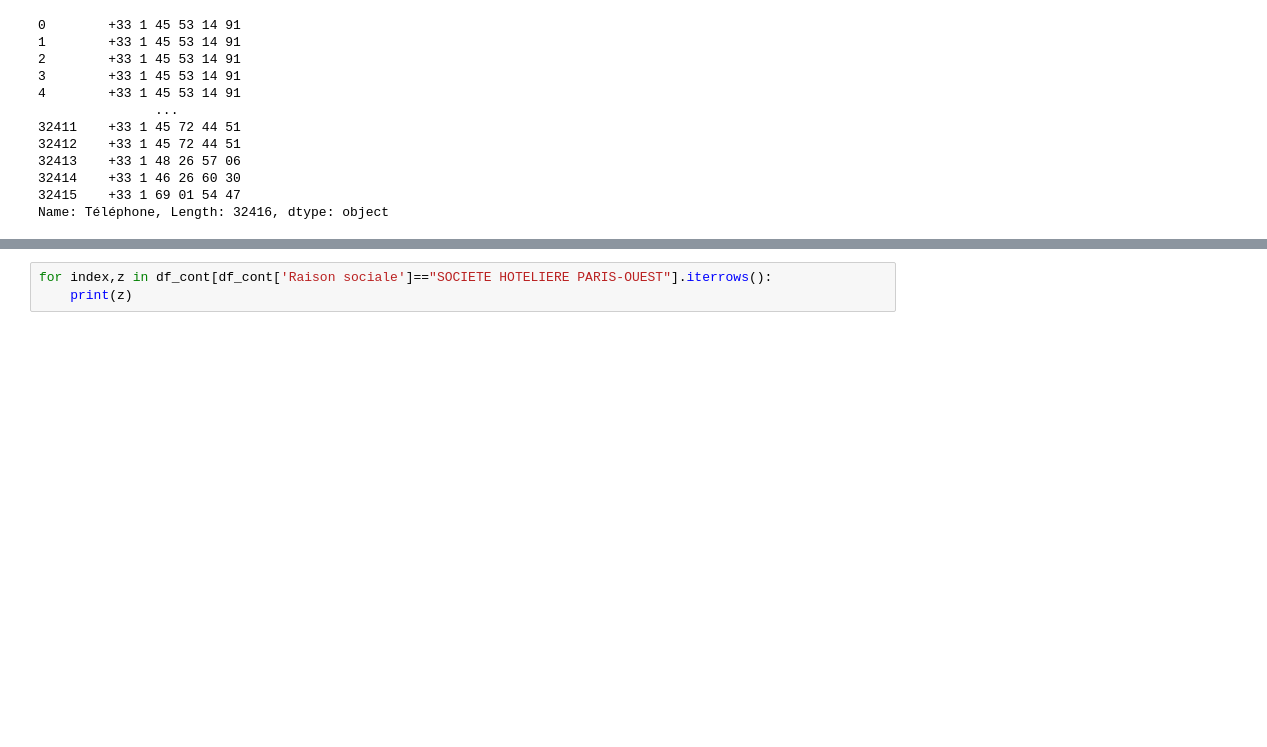
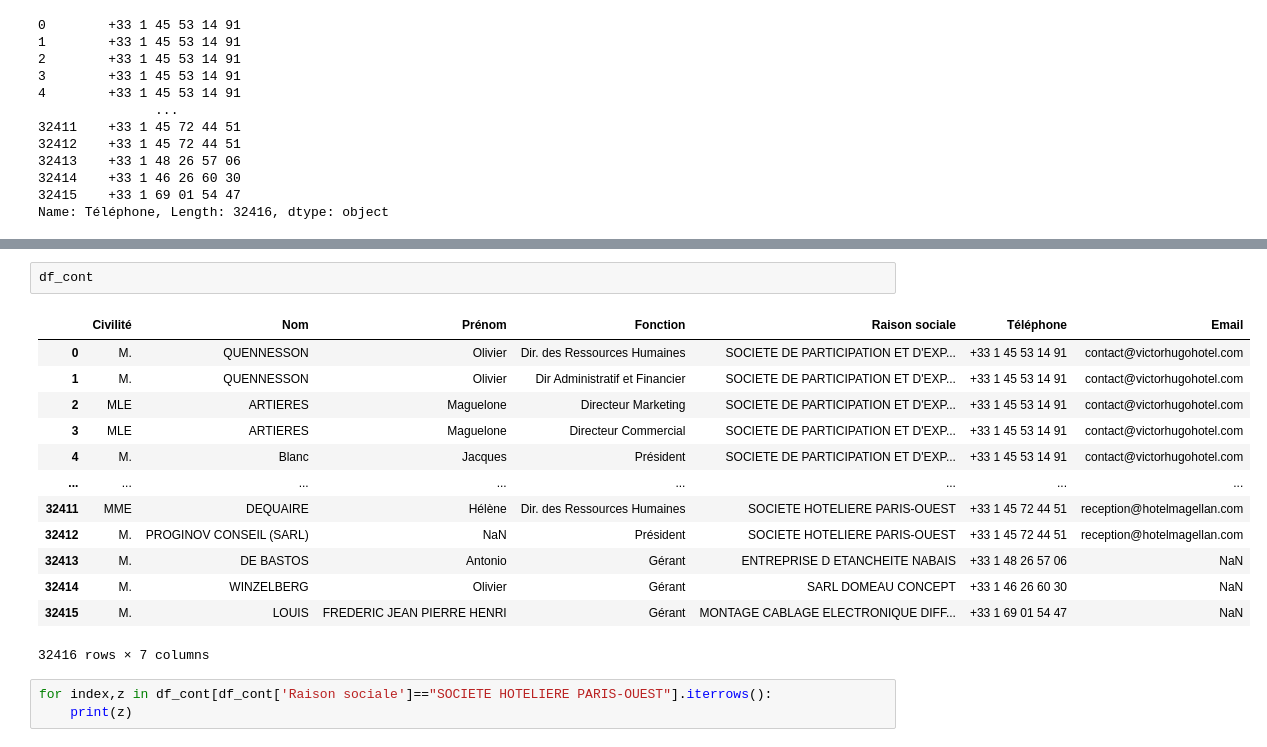
Before and after one commit to Icet0/listing, a Jupyter notebook: app/netoyage_manageo/trainning_jup.ipynb, the cells around one changed output, grey strips where cells are left out. Drawn from its saved outputs; the diff is of its cells as text; blank space fills up the shorter version.

```diff
--- a/app/netoyage_manageo/trainning_jup.ipynb
+++ b/app/netoyage_manageo/trainning_jup.ipynb
@@ -87,3 +119,19 @@ Name: Téléphone, Length: 32416, dtype: object
+# %%
+df_cont
+# %% [output]
+|  | Civilité | Nom | Prénom | Fonction | Raison sociale | Téléphone | Email |
+| 0 | M. | QUENNESSON | Olivier | Dir. des Ressources Humaines | SOCIETE DE PARTICIPATION ET D'EXP... | +33 1 45 53 14 91 | contact@victorhugohotel.com |
+| 1 | M. | QUENNESSON | Olivier | Dir Administratif et Financier | SOCIETE DE PARTICIPATION ET D'EXP... | +33 1 45 53 14 91 | contact@victorhugohotel.com |
+| 2 | MLE | ARTIERES | Maguelone | Directeur Marketing | SOCIETE DE PARTICIPATION ET D'EXP... | +33 1 45 53 14 91 | contact@victorhugohotel.com |
+| 3 | MLE | ARTIERES | Maguelone | Directeur Commercial | SOCIETE DE PARTICIPATION ET D'EXP... | +33 1 45 53 14 91 | contact@victorhugohotel.com |
+| 4 | M. | Blanc | Jacques | Président | SOCIETE DE PARTICIPATION ET D'EXP... | +33 1 45 53 14 91 | contact@victorhugohotel.com |
+| ... | ... | ... | ... | ... | ... | ... | ... |
+| 32411 | MME | DEQUAIRE | Hélène | Dir. des Ressources Humaines | SOCIETE HOTELIERE PARIS-OUEST | +33 1 45 72 44 51 | reception@hotelmagellan.com |
+| 32412 | M. | PROGINOV CONSEIL (SARL) | NaN | Président | SOCIETE HOTELIERE PARIS-OUEST | +33 1 45 72 44 51 | reception@hotelmagellan.com |
+| 32413 | M. | DE BASTOS | Antonio | Gérant | ENTREPRISE D ETANCHEITE NABAIS | +33 1 48 26 57 06 | NaN |
+| 32414 | M. | WINZELBERG | Olivier | Gérant | SARL DOMEAU CONCEPT | +33 1 46 26 60 30 | NaN |
+| 32415 | M. | LOUIS | FREDERIC JEAN PIERRE HENRI | Gérant | MONTAGE CABLAGE ELECTRONIQUE DIFF... | +33 1 69 01 54 47 | NaN |
+32416 rows × 7 columns
 # %%
 for index,z in df_cont[df_cont['Raison sociale']=="SOCIETE HOTELIERE PARIS-OUEST"].iterrows():
     print(z)
```
Also changed, not shown: parts of 4 cells of this notebook, 4 other files.
